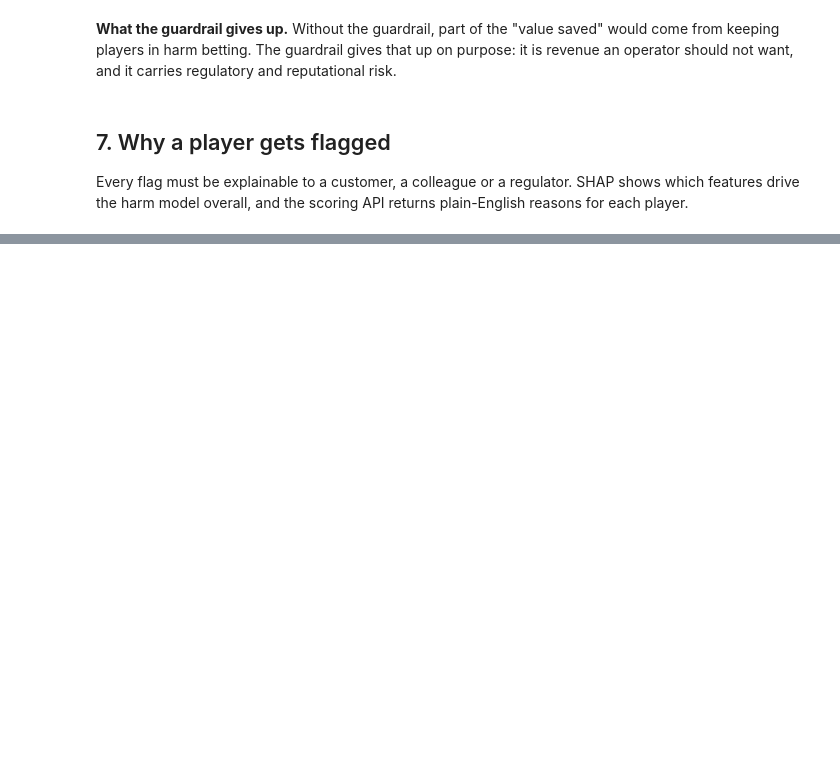
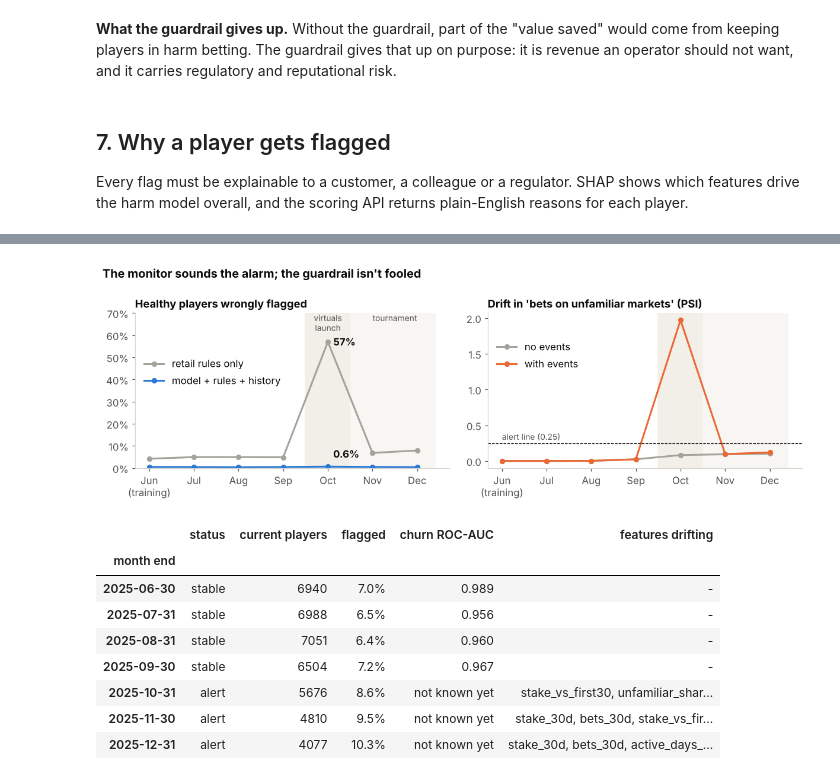
Before and after one commit to datawitholoye/player-value-engine, a Jupyter notebook: notebooks/01_results.ipynb, the cells around one changed output, grey strips where cells are left out. Drawn from its saved outputs; the diff is of its cells as text; code cells hidden in the pictures; blank space fills up the shorter version.

Commit message:
Add drift monitoring with product-launch and tournament scenarios; make builds fully reproducible

```diff
--- a/notebooks/01_results.ipynb
+++ b/notebooks/01_results.ipynb
@@ -319,0 +330,51 @@ Example red flag, player 2359:
+# %%
+mon = json.loads(Path("reports/monitoring.json").read_text())
+months = [r["snapshot"][5:7] for r in mon["events"]]
+labels = ["Jun\n(training)", "Jul", "Aug", "Sep", "Oct", "Nov", "Dec"]
+x = np.arange(len(months))
+
+fig, (a1, a2) = plt.subplots(1, 2, figsize=(11, 3.8))
+for ax in (a1, a2):
+    ax.axvspan(3.5, 4.5, color="#f1efe8", zorder=0)
+    ax.axvspan(4.5, 6.4, color="#f7f6f2", zorder=0)
+    ax.set_xticks(x, labels)
+a1.text(4, 1.0, "virtuals\nlaunch", ha="center", va="top", fontsize=9, color=MUTED, transform=a1.get_xaxis_transform())
+a1.text(5.5, 1.0, "tournament", ha="center", va="top", fontsize=9, color=MUTED, transform=a1.get_xaxis_transform())
+
+rules = [r["hindsight"]["rules_only_healthy_flagged"] for r in mon["events"]]
+guard = [r["hindsight"]["healthy_players_flagged"] for r in mon["events"]]
+a1.plot(x, rules, color=GREY, lw=2, marker="o", ms=5, label="retail rules only")
+a1.plot(x, guard, color=BLUE, lw=2, marker="o", ms=5, label="model + rules + history")
+a1.text(4.12, rules[4], f"{rules[4]:.0%}", va="center", color=INK, fontweight="bold")
+a1.text(4.12, guard[4] + 0.03, f"{guard[4]:.1%}", va="bottom", color=INK, fontweight="bold")
+a1.set_ylim(0, 0.7)
+a1.yaxis.set_major_formatter(lambda v, _: f"{v:.0%}")
+a1.set_title("Healthy players wrongly flagged", fontsize=12)
+a1.legend(frameon=False, loc="center left", bbox_to_anchor=(0, 0.62))
+
+for world, colour, label in [("baseline", GREY, "no events"), ("events", ORANGE, "with events")]:
+    a2.plot(x, [r["psi"]["unfamiliar_share_30d"] for r in mon[world]], color=colour, lw=2, marker="o", ms=5, label=label)
+a2.axhline(0.25, color=INK, lw=0.8, ls="--")
+a2.text(0, 0.27, "alert line (0.25)", fontsize=9, color=MUTED, va="bottom")
+a2.set_title("Drift in 'bets on unfamiliar markets' (PSI)", fontsize=12)
+a2.legend(frameon=False, loc="upper left", bbox_to_anchor=(0, 0.88))
+fig.suptitle("The monitor sounds the alarm; the guardrail isn't fooled", x=0.01, ha="left", fontweight="bold", fontsize=13)
+fig.tight_layout()
+plt.show()
+
+pd.DataFrame([{
+    "month end": r["snapshot"], "status": r["status"], "current players": r["current_players"],
+    "flagged": f"{r['flagged_share']:.1%}", "churn ROC-AUC": f"{r['churn_roc_auc']:.3f}" if r["churn_roc_auc"] else "not known yet",
+    "features drifting": ", ".join(r["drifted_features"]) or "-",
+} for r in mon["events"]]).set_index("month end")
+# %% [output]
+[figure, added]
+|  | status | current players | flagged | churn ROC-AUC | features drifting |
+| month end |  |  |  |  |  |
+| 2025-06-30 | stable | 6940 | 7.0% | 0.989 | - |
+| 2025-07-31 | stable | 6988 | 6.5% | 0.956 | - |
+| 2025-08-31 | stable | 7051 | 6.4% | 0.960 | - |
+| 2025-09-30 | stable | 6504 | 7.2% | 0.967 | - |
+| 2025-10-31 | alert | 5676 | 8.6% | not known yet | stake_vs_first30, unfamiliar_shar... |
+| 2025-11-30 | alert | 4810 | 9.5% | not known yet | stake_30d, bets_30d, stake_vs_fir... |
+| 2025-12-31 | alert | 4077 | 10.3% | not known yet | stake_30d, bets_30d, active_days_... |
```
Also changed, not shown: parts of 11 cells of this notebook, 12 other files.
